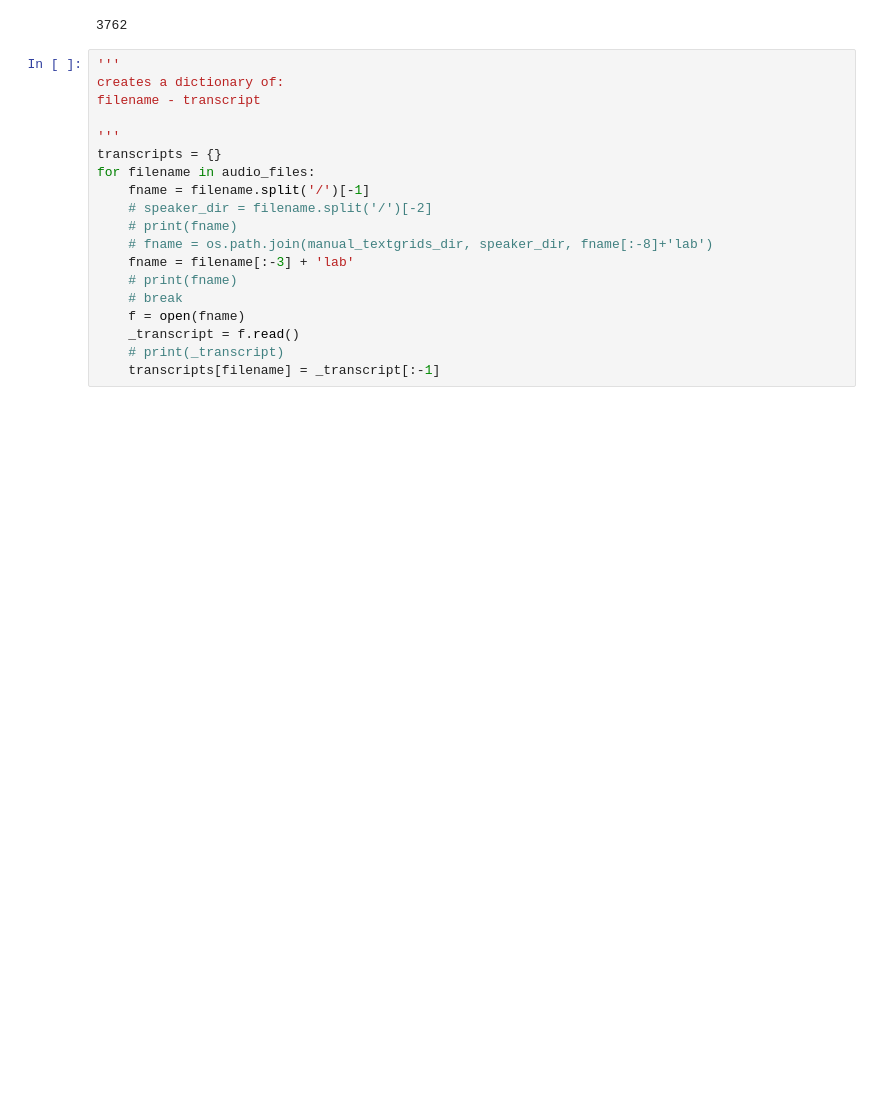
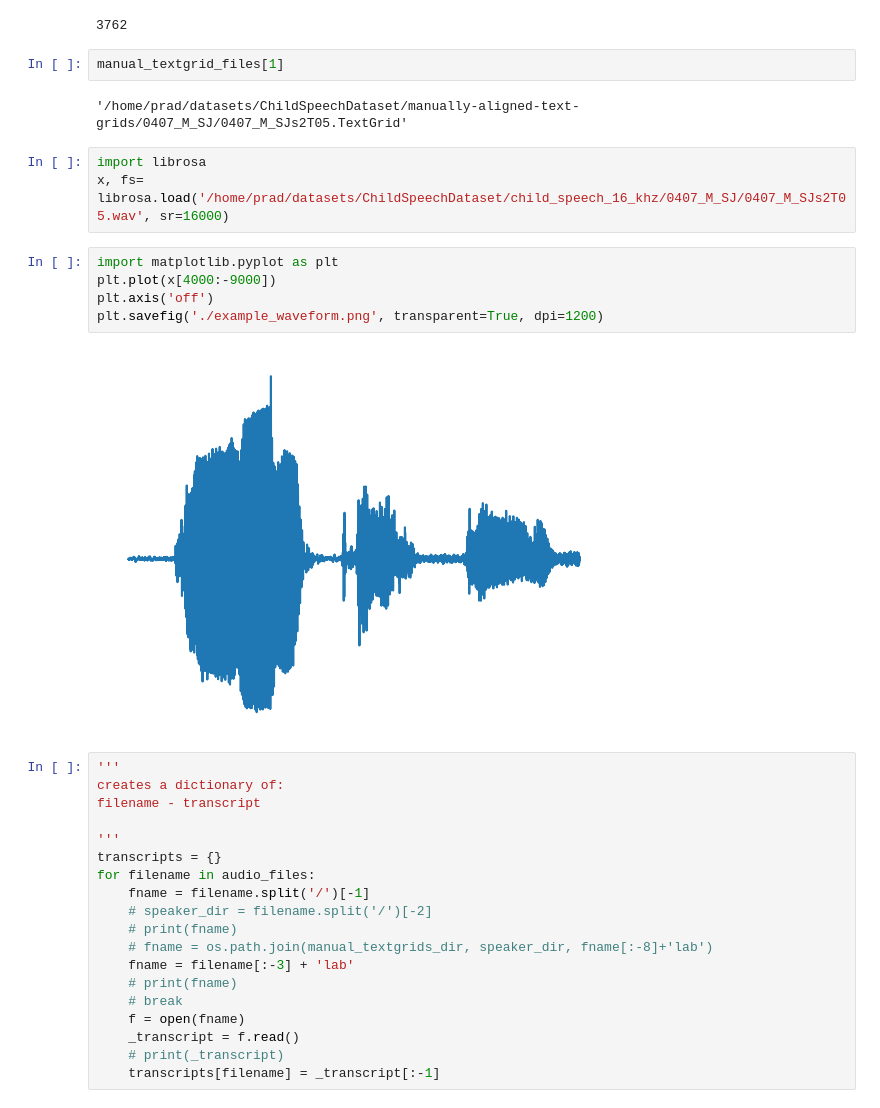
Before and after one commit to pkadambi/charsiu, a Jupyter notebook: child_speech_artp_results_plotting.ipynb, the cells around one changed output. Saved outputs shown, nothing was run; the diff lists cells and outputs as text; blank space fills up the shorter version.

```diff
--- a/child_speech_artp_results_plotting.ipynb
+++ b/child_speech_artp_results_plotting.ipynb
@@ -53,6 +53,20 @@ Extracting all textgrids in directory:   ./results_xvector_reevaluated/
 Special tokens have been added in the vocabulary, make sure the associated word embeddings are fine-tuned or trained.
 3764
 3762
+# %%
+manual_textgrid_files[1]
+# %% [output]
+'/home/prad/datasets/ChildSpeechDataset/manually-aligned-text-grids/0407_M_SJ/0407_M_SJs2T05.TextGrid'
+# %%
+import librosa
+x, fs= librosa.load('/home/prad/datasets/ChildSpeechDataset/child_speech_16_khz/0407_M_SJ/0407_M_SJs2T05.wav', sr=16000)
+# %%
+import matplotlib.pyplot as plt
+plt.plot(x[4000:-9000])
+plt.axis('off')
+plt.savefig('./example_waveform.png', transparent=True, dpi=1200)
+# %% [output]
+[figure, added]
 # %%
 '''
 creates a dictionary of:
```
Also changed, not shown: 31 other files.
